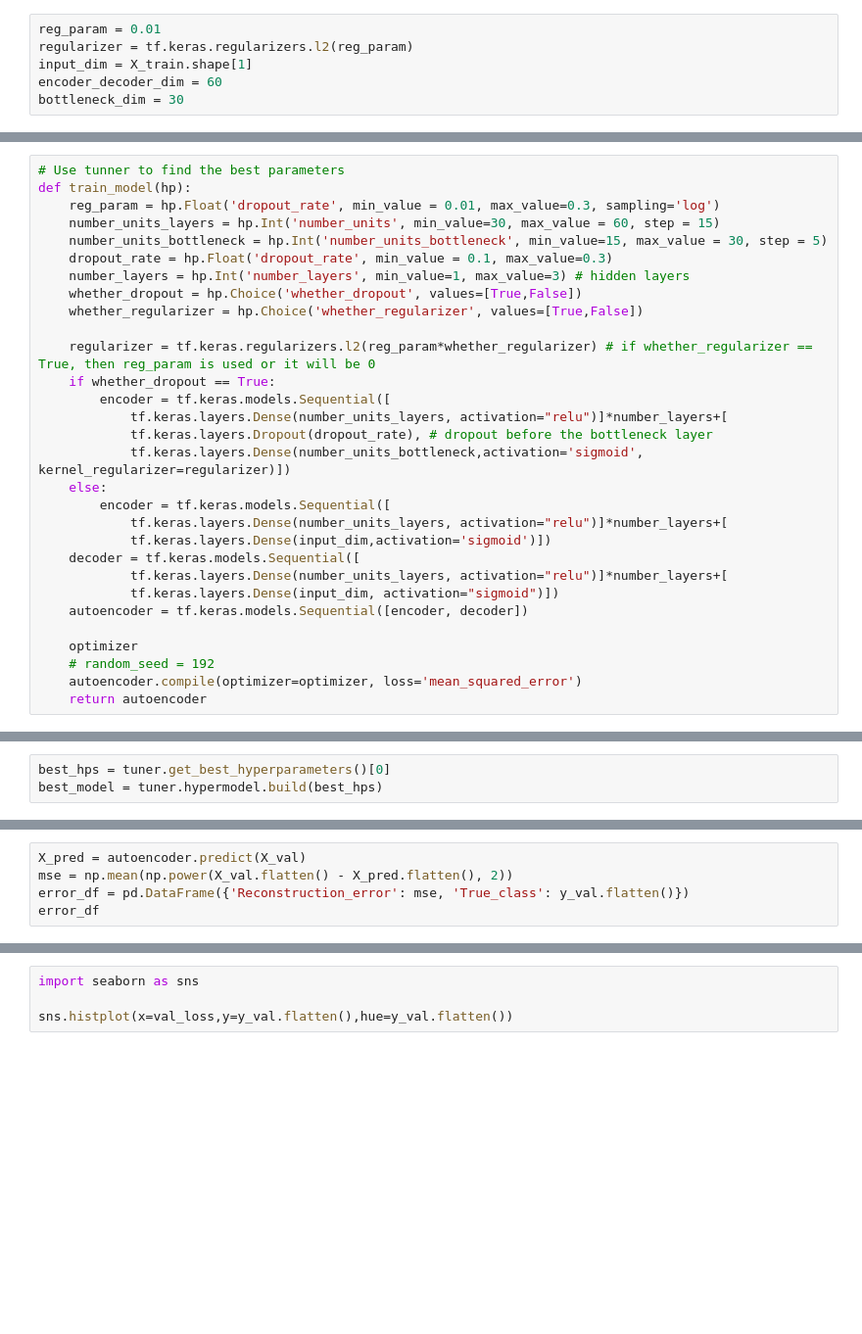
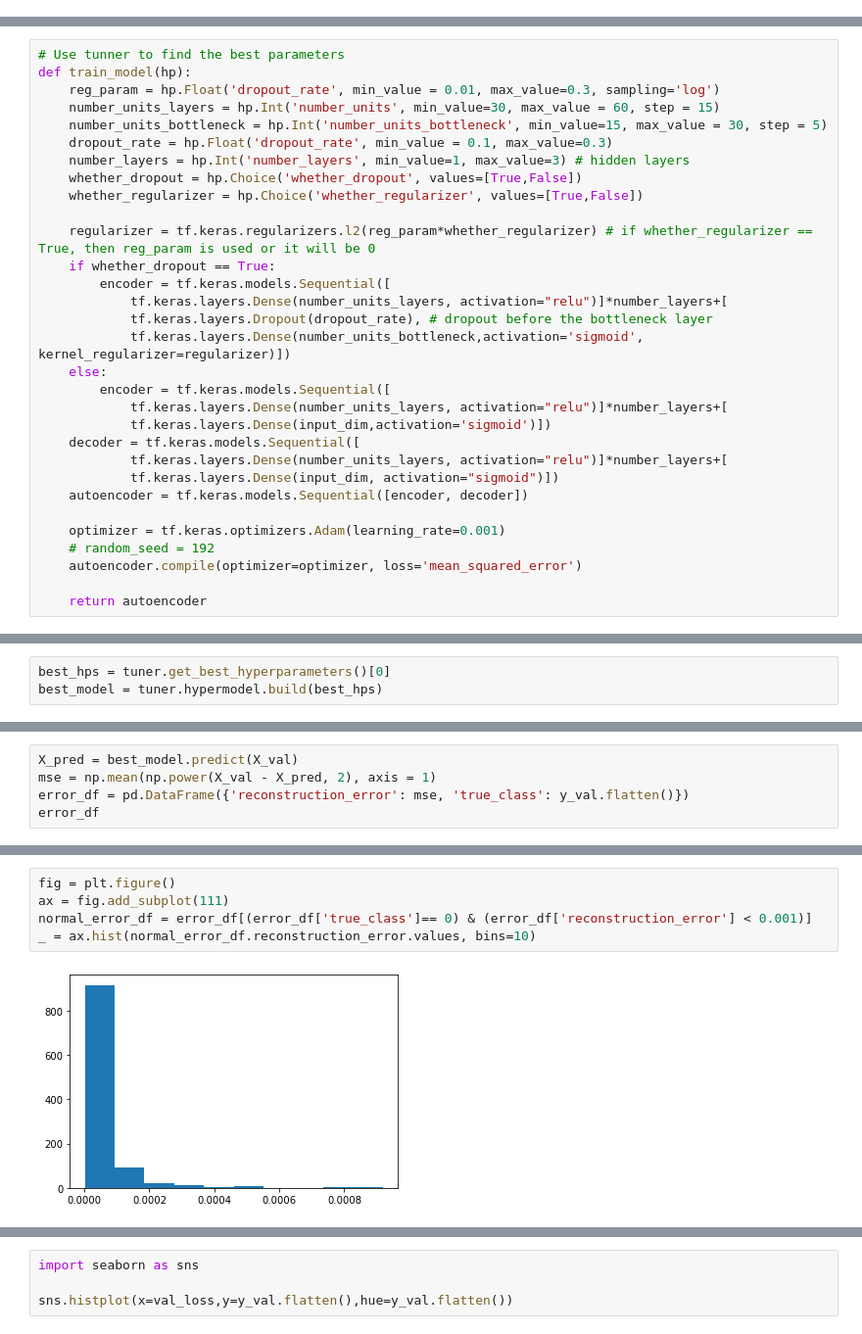
Before and after one commit to ba-group-projects/insurance-fraud-detection, a Jupyter notebook: main-update.ipynb, the cells around one changed output, grey strips where cells are left out. Shown at 98% size. Drawn from its saved outputs; the diff is of its cells as text; blank space fills up the shorter version.

Commit message:
Update reconstruction error section for autoencoder

```diff
--- a/main-update.ipynb
+++ b/main-update.ipynb
@@ -1333,7 +1376 @@ X_test = X_test.to_numpy()
-# %%
-reg_param = 0.01
-regularizer = tf.keras.regularizers.l2(reg_param)
-input_dim = X_train.shape[1]
-encoder_decoder_dim = 60
-bottleneck_dim = 30
 # %%
@@ -1381,9 +1433,10 @@ def train_model(hp):
             tf.keras.layers.Dense(input_dim, activation="sigmoid")])
     autoencoder = tf.keras.models.Sequential([encoder, decoder])
 
-    optimizer
+    optimizer = tf.keras.optimizers.Adam(learning_rate=0.001)
     # random_seed = 192
     autoencoder.compile(optimizer=optimizer, loss='mean_squared_error')
+
     return autoencoder
 # %%
 # Run the best model for X_over_synth_10_train
@@ -1419,5 +1490,5 @@ create_plot(autoencoder_log)
 # %%
-X_pred = autoencoder.predict(X_val)
-mse = np.mean(np.power(X_val.flatten() - X_pred.flatten(), 2))
-error_df = pd.DataFrame({'Reconstruction_error': mse, 'True_class': y_val.flatten()})
+X_pred = best_model.predict(X_val)
+mse = np.mean(np.power(X_val - X_pred, 2), axis = 1)
+error_df = pd.DataFrame({'reconstruction_error': mse, 'true_class': y_val.flatten()})
 error_df
@@ -1425,0 +1548,7 @@ y_val
+# %%
+fig = plt.figure()
+ax = fig.add_subplot(111)
+normal_error_df = error_df[(error_df['true_class']== 0) & (error_df['reconstruction_error'] < 0.001)]
+_ = ax.hist(normal_error_df.reconstruction_error.values, bins=10)
+# %% [output]
+[figure, added]
```
Also changed, not shown: parts of 25 cells of this notebook.
